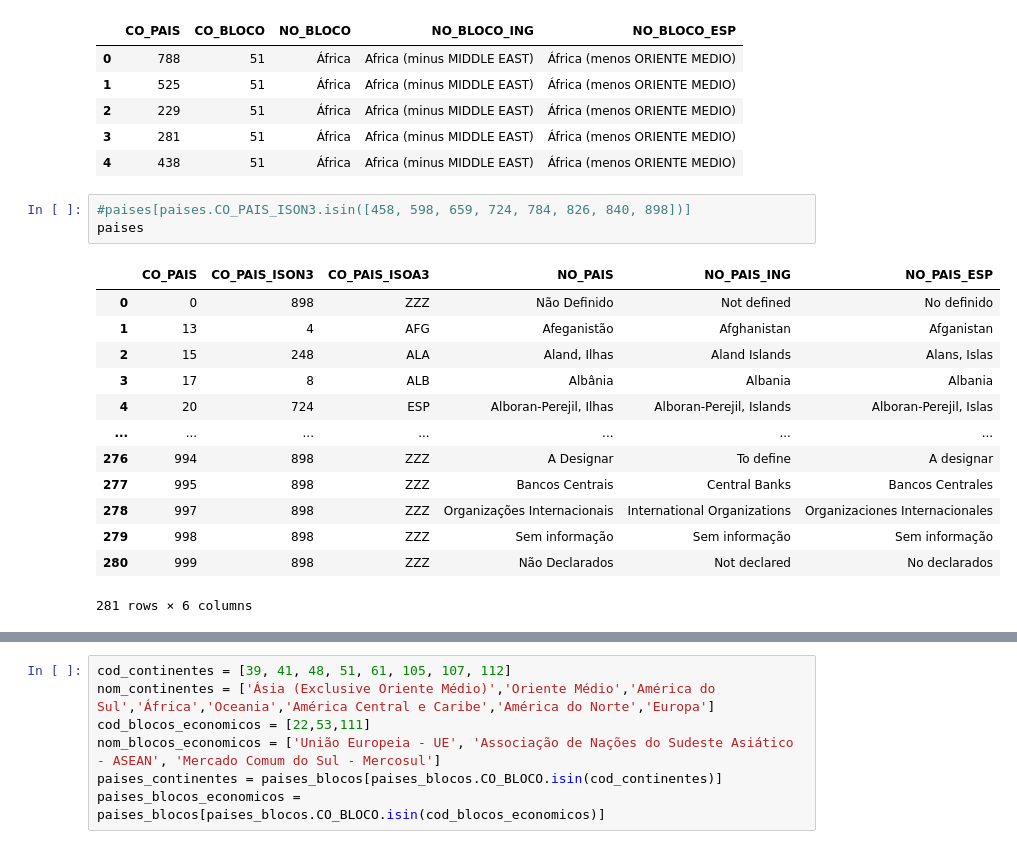
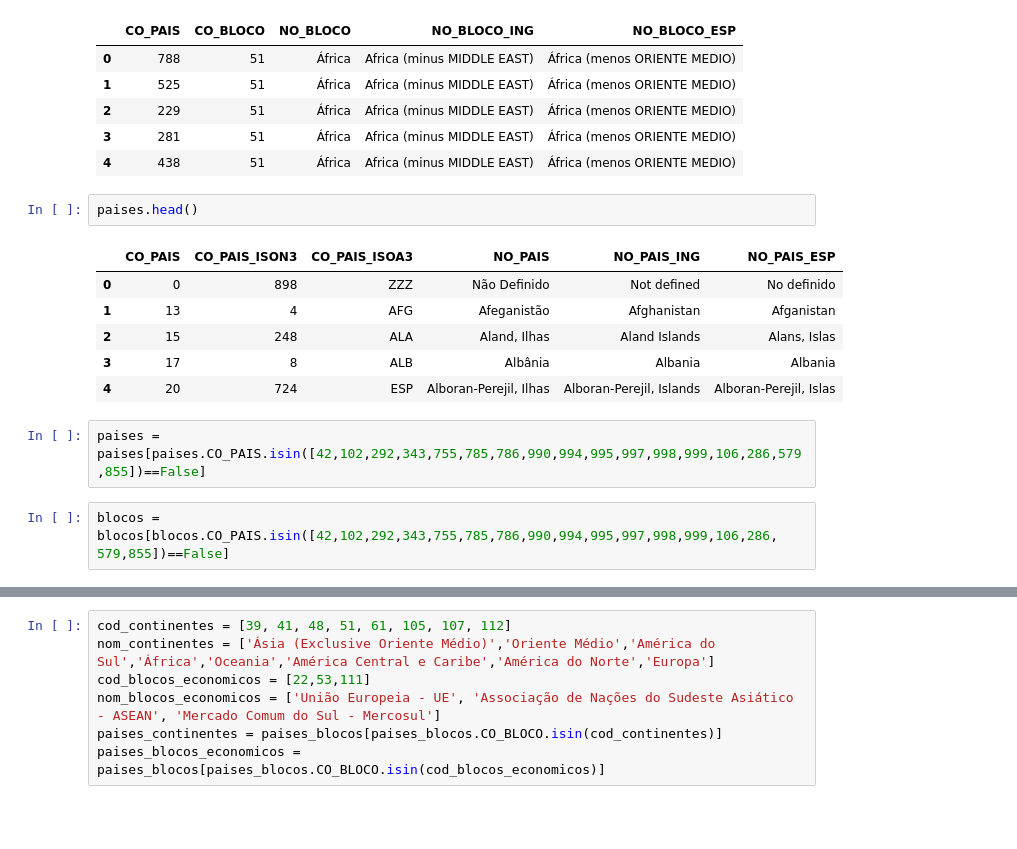
Before and after one commit to fredgcosta/postech-fiap-data-analytics, a Jupyter notebook: TechChallengeFIAP/LIMPA_PAISES_BLOCOS.ipynb, the cells around one changed output, grey strips where cells are left out. Saved outputs shown, nothing was run; the diff lists cells and outputs as text; blank space fills up the shorter version.

```diff
--- a/TechChallengeFIAP/LIMPA_PAISES_BLOCOS.ipynb
+++ b/TechChallengeFIAP/LIMPA_PAISES_BLOCOS.ipynb
@@ -13,19 +13,15 @@ blocos.head()
 | 3 | 281 | 51 | África | Africa (minus MIDDLE EAST) | África (menos ORIENTE MEDIO) |
 | 4 | 438 | 51 | África | Africa (minus MIDDLE EAST) | África (menos ORIENTE MEDIO) |
 # %%
-#paises[paises.CO_PAIS_ISON3.isin([458, 598, 659, 724, 784, 826, 840, 898])]
-paises
+paises.head()
 # %% [output]
 |  | CO_PAIS | CO_PAIS_ISON3 | CO_PAIS_ISOA3 | NO_PAIS | NO_PAIS_ING | NO_PAIS_ESP |
 | 0 | 0 | 898 | ZZZ | Não Definido | Not defined | No definido |
 | 1 | 13 | 4 | AFG | Afeganistão | Afghanistan | Afganistan |
 | 2 | 15 | 248 | ALA | Aland, Ilhas | Aland Islands | Alans, Islas |
 | 3 | 17 | 8 | ALB | Albânia | Albania | Albania |
 | 4 | 20 | 724 | ESP | Alboran-Perejil, Ilhas | Alboran-Perejil, Islands | Alboran-Perejil, Islas |
-| ... | ... | ... | ... | ... | ... | ... |
-| 276 | 994 | 898 | ZZZ | A Designar | To define | A designar |
-| 277 | 995 | 898 | ZZZ | Bancos Centrais | Central Banks | Bancos Centrales |
-| 278 | 997 | 898 | ZZZ | Organizações Internacionais | International Organizations | Organizaciones Internacionales |
-| 279 | 998 | 898 | ZZZ | Sem informação | Sem informação | Sem informação |
-| 280 | 999 | 898 | ZZZ | Não Declarados | Not declared | No declarados |
-281 rows × 6 columns
+# %%
+paises = paises[paises.CO_PAIS.isin([42,102,292,343,755,785,786,990,994,995,997,998,999,106,286,579,855])==False]
+# %%
+blocos = blocos[blocos.CO_PAIS.isin([42,102,292,343,755,785,786,990,994,995,997,998,999,106,286, 579,855])==False]
```
Also changed, not shown: parts of 14 cells of this notebook, 7 other files.
